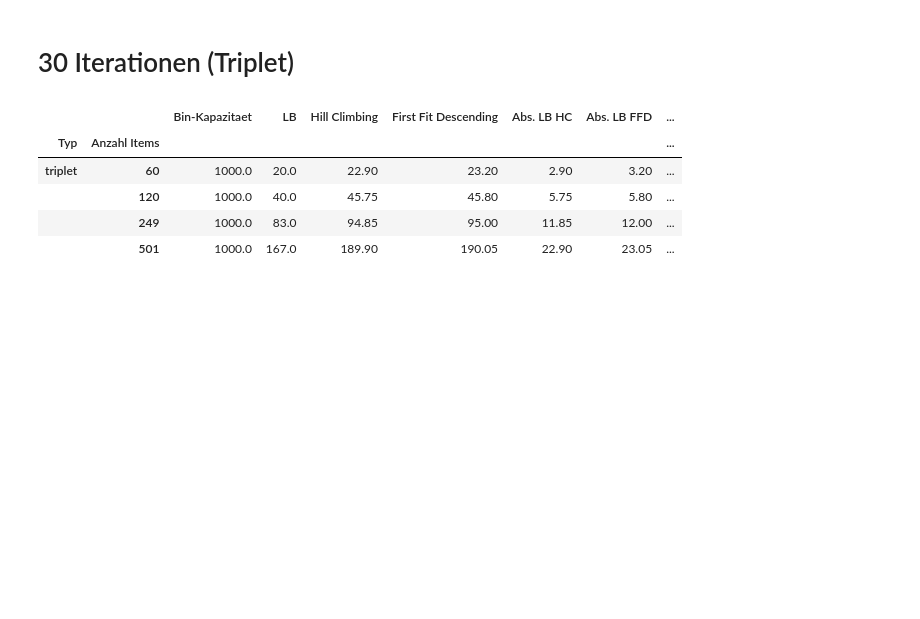
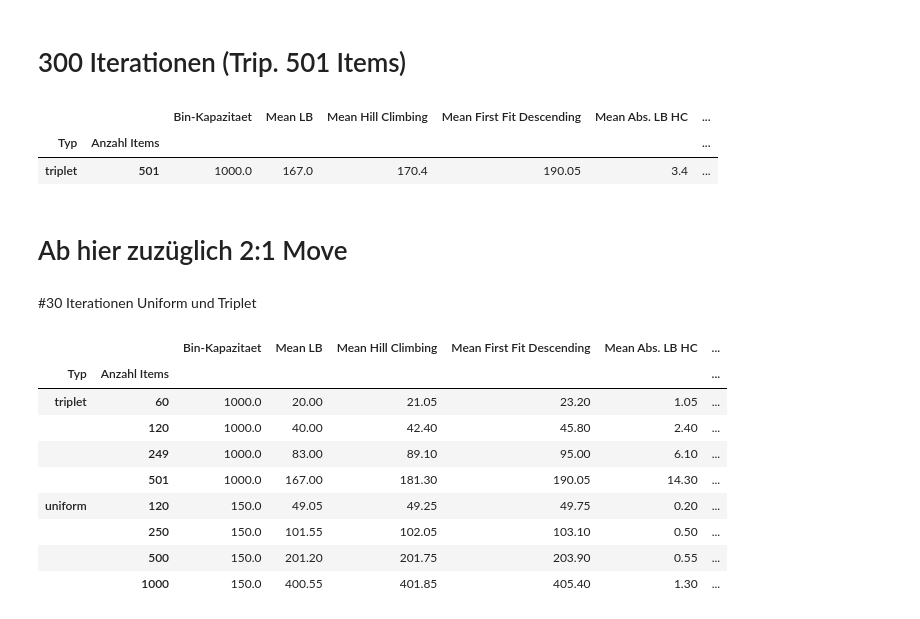
Before and after one commit to LukasSchmauch/bin_packing_problem, a Jupyter notebook: Results.ipynb, the cells around one changed output. Drawn from its saved outputs; the diff is of its cells as text; code cells hidden in the pictures; blank space fills up the shorter version.

```diff
--- a/Results.ipynb
+++ b/Results.ipynb
@@ -3,16 +45,37 @@
+# %% [markdown]
+# 300 Iterationen (Trip. 501 Items)
+# %%
+import pandas as pd
+url = 'https://raw.githubusercontent.com/LukasSchmauch/bin_packing_problem/main/Results/results_triplet_300.csv'
+df = pd.read_csv(url)
+df_grouped = df.groupby(['Typ', 'Anzahl Items'])
+df_mean = df_grouped.mean()
+df_mean.columns = ['Bin-Kapazitaet', ' Mean LB', 'Mean Hill Climbing', 'Mean First Fit Descending','Mean Abs. LB HC', 'Mean Abs. LB FFD', 'Mean Zeit HC (sec)', 'Mean Zeit FFD (sec)']
+df_mean
+# %% [output]
+|  |  | Bin-Kapazitaet | Mean LB | Mean Hill Climbing | Mean First Fit Descending | Mean Abs. LB HC | ... |
+| Typ | Anzahl Items |  |  |  |  |  | ... |
+| triplet | 501 | 1000.0 | 167.0 | 170.4 | 190.05 | 3.4 | ... |
+# %% [markdown]
+# Ab hier zuzüglich 2:1 Move
 # %% [markdown]
-# 30 Iterationen (Triplet)
+#30 Iterationen Uniform und Triplet
 # %%
 import pandas as pd
-url = 'https://raw.githubusercontent.com/LukasSchmauch/bin_packing_problem/main/results_30Iter_Unif_Trip.csv'
+url = 'https://raw.githubusercontent.com/LukasSchmauch/bin_packing_problem/main/Results/results_30_beide.csv'
 df = pd.read_csv(url)
 df_grouped = df.groupby(['Typ', 'Anzahl Items'])
-df_grouped.columns = ['Bin-Kapazitaet', ' Mean LB', 'Mean Hill Climbing', 'Mean First Fit Descending','Mean Abs. LB HC', 'Mean Abs. LB FFD', 'Mean Zeit HC (sec)', 'Mean Zeit FFD (sec)']
-df_grouped.mean()
+df_mean = df_grouped.mean()
+df_mean.columns = ['Bin-Kapazitaet', ' Mean LB', 'Mean Hill Climbing', 'Mean First Fit Descending','Mean Abs. LB HC', 'Mean Abs. LB FFD', 'Mean Zeit HC (sec)', 'Mean Zeit FFD (sec)']
+df_mean
 # %% [output]
-|  |  | Bin-Kapazitaet | LB | Hill Climbing | First Fit Descending | Abs. LB HC | Abs. LB FFD | ... |
-| Typ | Anzahl Items |  |  |  |  |  |  | ... |
-| triplet | 60 | 1000.0 | 20.0 | 22.90 | 23.20 | 2.90 | 3.20 | ... |
-|  | 120 | 1000.0 | 40.0 | 45.75 | 45.80 | 5.75 | 5.80 | ... |
-|  | 249 | 1000.0 | 83.0 | 94.85 | 95.00 | 11.85 | 12.00 | ... |
-|  | 501 | 1000.0 | 167.0 | 189.90 | 190.05 | 22.90 | 23.05 | ... |
+|  |  | Bin-Kapazitaet | Mean LB | Mean Hill Climbing | Mean First Fit Descending | Mean Abs. LB HC | ... |
+| Typ | Anzahl Items |  |  |  |  |  | ... |
+| triplet | 60 | 1000.0 | 20.00 | 21.05 | 23.20 | 1.05 | ... |
+|  | 120 | 1000.0 | 40.00 | 42.40 | 45.80 | 2.40 | ... |
+|  | 249 | 1000.0 | 83.00 | 89.10 | 95.00 | 6.10 | ... |
+|  | 501 | 1000.0 | 167.00 | 181.30 | 190.05 | 14.30 | ... |
+| uniform | 120 | 150.0 | 49.05 | 49.25 | 49.75 | 0.20 | ... |
+|  | 250 | 150.0 | 101.55 | 102.05 | 103.10 | 0.50 | ... |
+|  | 500 | 150.0 | 201.20 | 201.75 | 203.90 | 0.55 | ... |
+|  | 1000 | 150.0 | 400.55 | 401.85 | 405.40 | 1.30 | ... |
```
Also changed, not shown: parts of 19 cells of this notebook.
